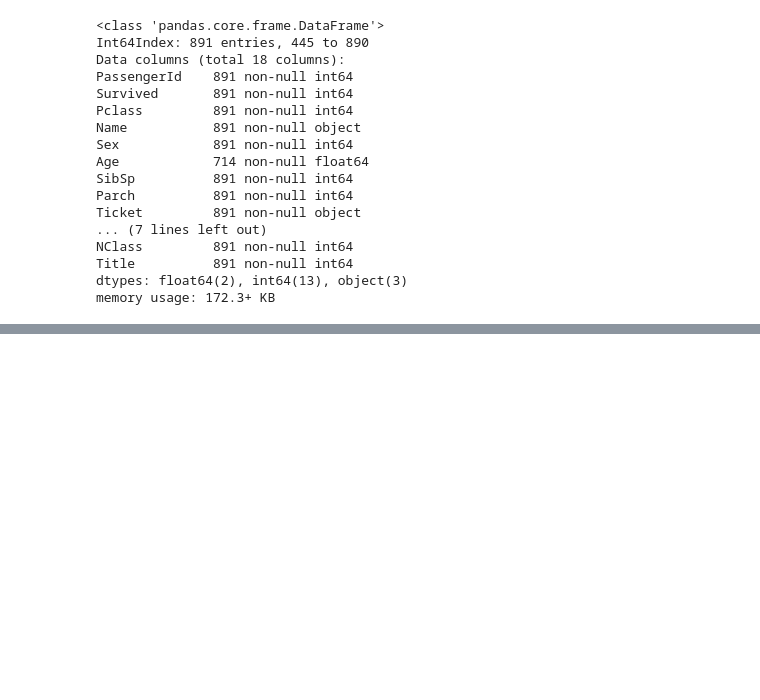
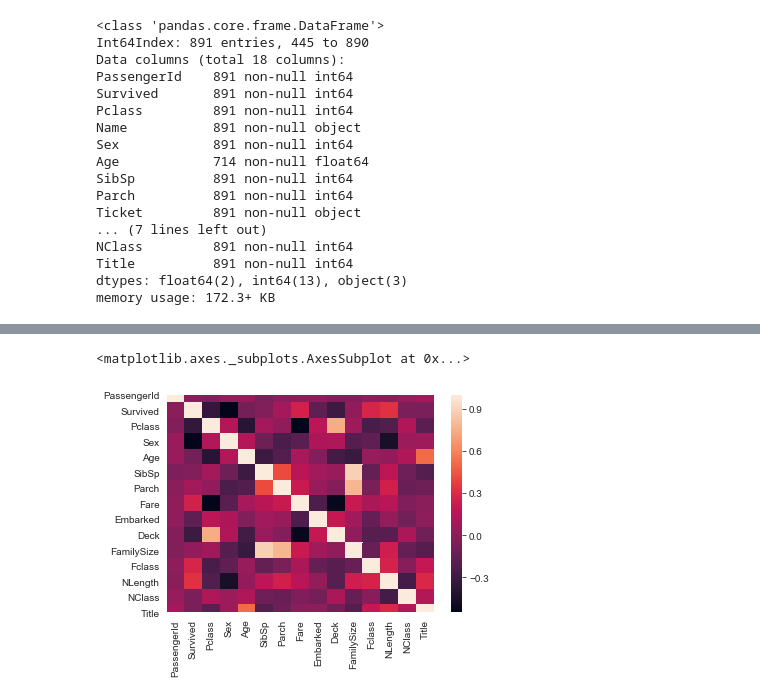
Before and after one commit to adamiqshan/end_to_end_ml, a Jupyter notebook: Titanic_end2end.ipynb, the cells around one changed output, grey strips where cells are left out. Saved outputs shown, nothing was run; the diff lists cells and outputs as text; code cells hidden in the pictures; blank space fills up the shorter version.

```diff
--- a/Titanic_end2end.ipynb
+++ b/Titanic_end2end.ipynb
@@ -423,0 +483,13 @@ memory usage: 172.3+ KB
+# %%
+from sklearn.preprocessing import StandardScaler
+
+scaler = StandardScaler().fit(titanic[['Age', 'Fare']])
+titanic[['Age', 'Fare']] = scaler.transform(titanic[['Age', 'Fare']])
+
+scaler = StandardScaler().fit(titanic_test[['Age', 'Fare']])
+titanic_test[['Age', 'Fare']] = scaler.transform(titanic_test[['Age', 'Fare']])
+# %%
+sns.heatmap(titanic.corr())
+# %% [output]
+<matplotlib.axes._subplots.AxesSubplot at 0x...>
+[figure, added]
```
Also changed, not shown: parts of 4 cells of this notebook.
